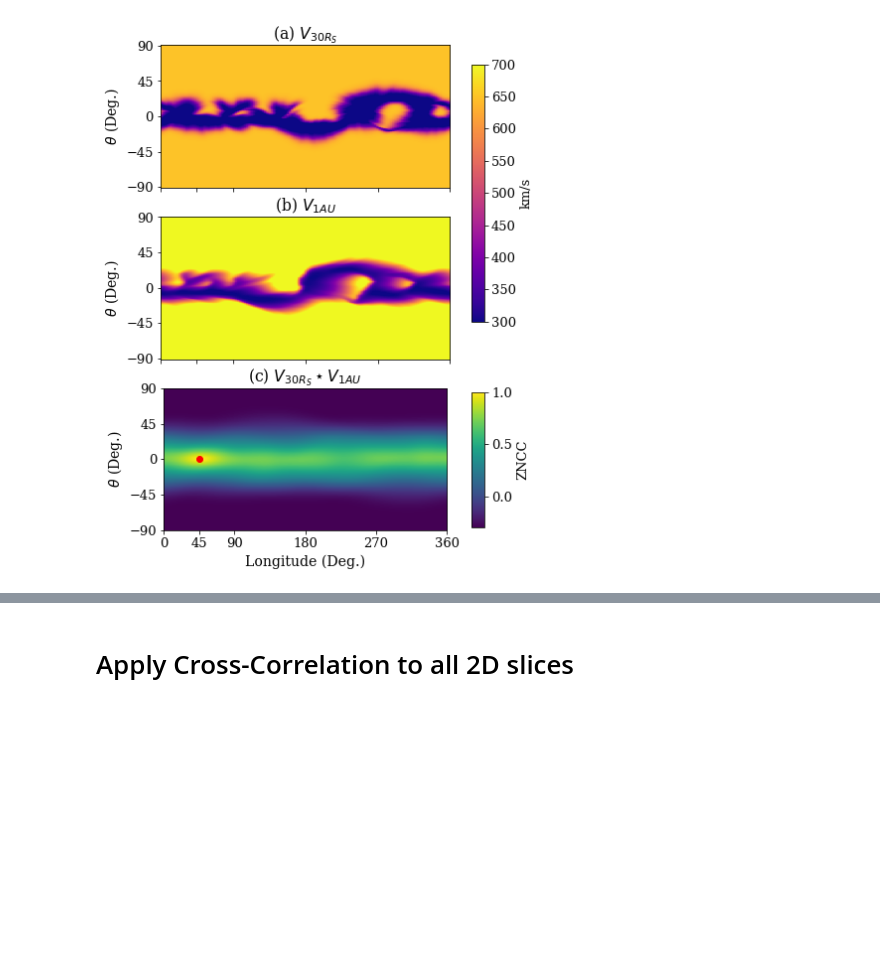
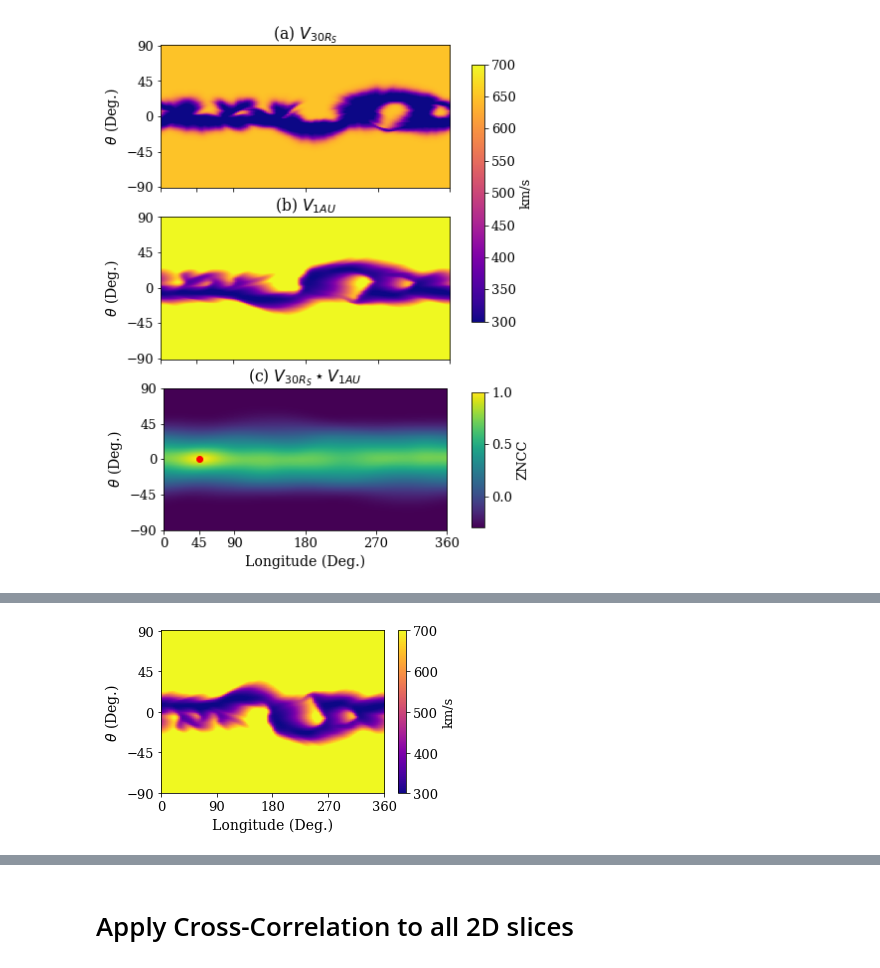
Before and after one commit to opaliss/Space-Weather-ROM, a Jupyter notebook: CrossCorrelation/Cross-Correlation-Tutorial.ipynb, the cells around one changed output, grey strips where cells are left out. Cells and saved outputs as stored; diff of their text form; code cells hidden in the pictures; blank space fills up the shorter version.

```diff
--- a/CrossCorrelation/Cross-Correlation-Tutorial.ipynb
+++ b/CrossCorrelation/Cross-Correlation-Tutorial.ipynb
@@ -334,0 +352,18 @@ plt.savefig("CrossCorrelation/figs/2d-cc.png" , bbox_inches="tight", dpi=600)
+# %%
+fig, ax = plt.subplots(figsize=(5, 3))
+
+pos = ax.imshow(v2.T,
+                extent=[p[0]*180/np.pi, p[-1]*180/np.pi, t[0]*180/np.pi, t[-1]*180/np.pi],
+                vmin = 300, vmax = 700, cmap="plasma", aspect="auto", origin="lower")
+
+
+cbar = fig.colorbar(pos, ax=ax)
+cbar.ax.set_ylabel('km/s', rotation=90)
+ax.set_xticks([360, 270, 180, 90, 0])
+ax.set_yticks([-90, -45, 0, 45, 90])
+ax.set_xlabel(r"Longitude (Deg.)", fontsize=14)
+ax.set_ylabel(r"$\theta$ (Deg.)", fontsize=14)
+
+plt.savefig("CrossCorrelation/figs/cc_1AU.png" , bbox_inches="tight", dpi=500)
+# %% [output]
+[figure, added]
```
Also changed, not shown: parts of 11 cells of this notebook, 9 other files.
